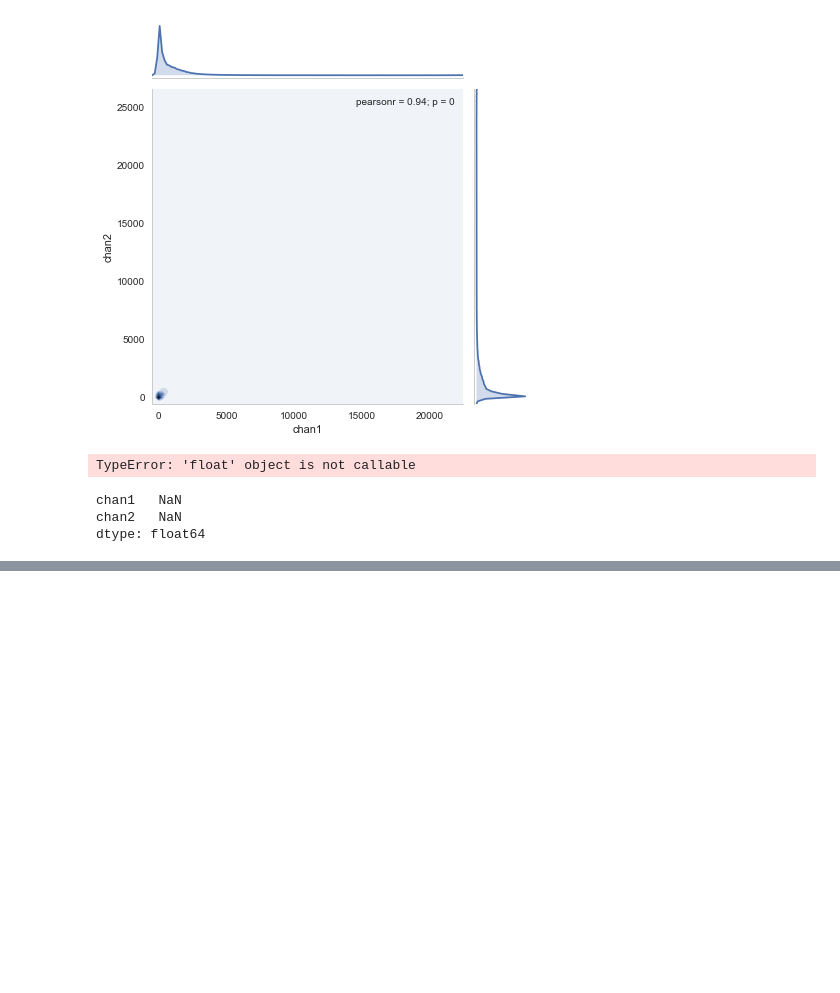
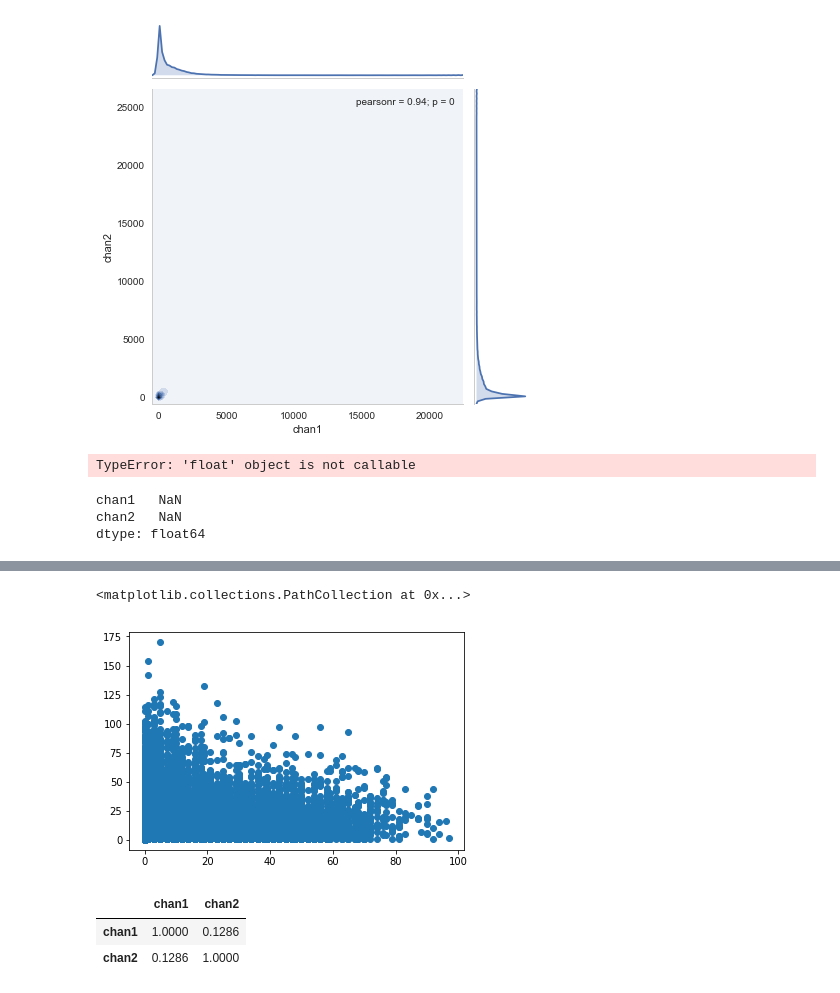
Before and after one commit to plinders/pyColocalizer, a Jupyter notebook: pyColocalizer.ipynb, the cells around one changed output, grey strips where cells are left out. Saved outputs shown, nothing was run; the diff lists cells and outputs as text; code cells hidden in the pictures; blank space fills up the shorter version.

```diff
--- a/pyColocalizer.ipynb
+++ b/pyColocalizer.ipynb
@@ -155,0 +174,13 @@ dtype: float64
+# %%
+gpi_df = pd.DataFrame({"chan1":gpi_images[0].flatten(), "chan2":gpi_images[2].flatten()}, )
+# %%
+plt.scatter(x = "chan1", y = "chan2", data = gpi_df)
+# %% [output]
+<matplotlib.collections.PathCollection at 0x...>
+[figure, added]
+# %%
+gpi_df.corr()
+# %% [output]
+|  | chan1 | chan2 |
+| chan1 | 1.0000 | 0.1286 |
+| chan2 | 0.1286 | 1.0000 |
```
Also changed, not shown: parts of 32 cells of this notebook, 4 other files.
